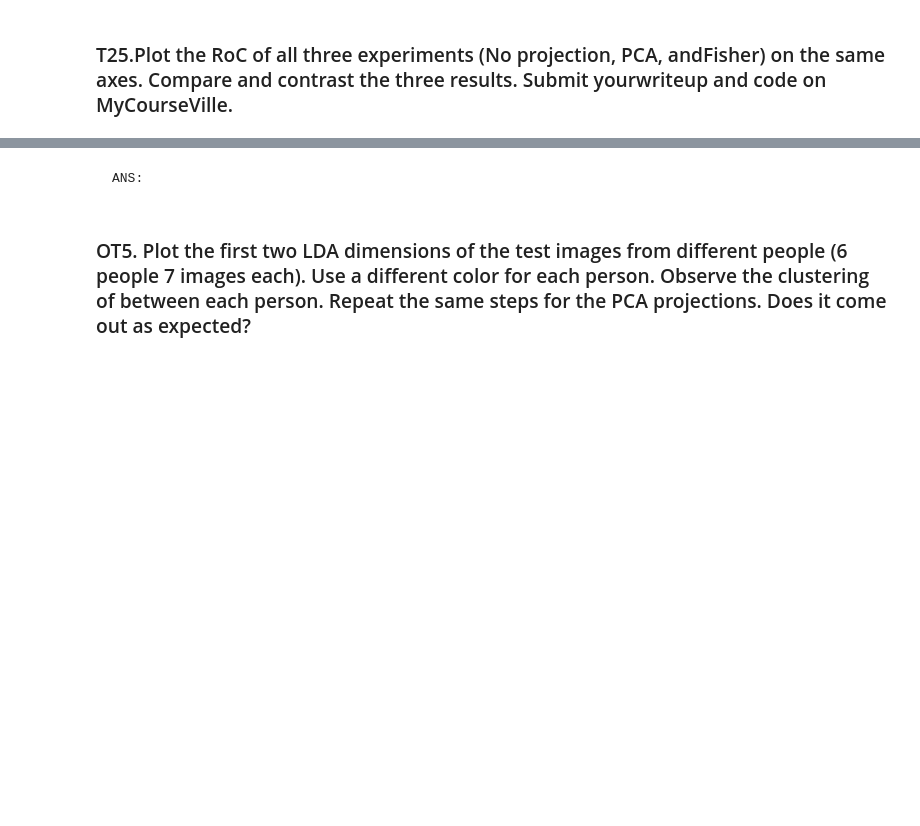
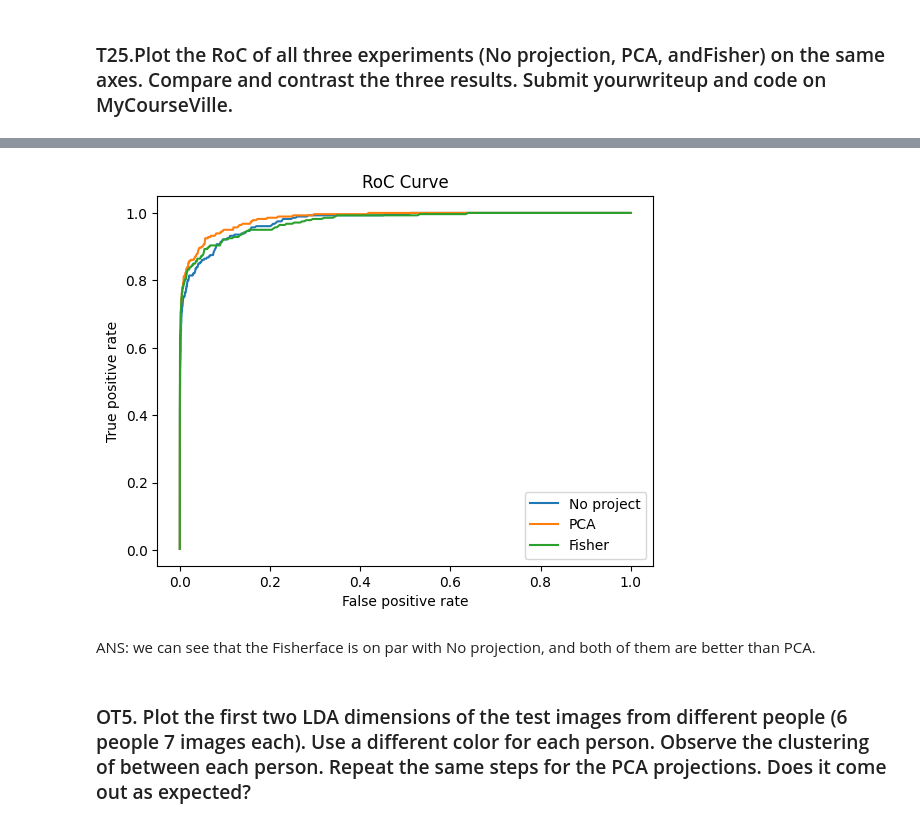
Before and after one commit to ppirch/Pattern_2024, a Jupyter notebook: HW/HW03/HW3_Fisherfaces(student).ipynb, the cells around one changed output, grey strips where cells are left out. Cells and saved outputs as stored; diff of their text form; code cells hidden in the pictures; blank space fills up the shorter version.

```diff
--- a/HW/HW03/HW3_Fisherfaces(student).ipynb
+++ b/HW/HW03/HW3_Fisherfaces(student).ipynb
@@ -954,4 +993,33 @@ print(f'False alarm rate: {far[1]}')
-# %% [markdown]
-    ANS:
+# %%
+# INSERT CODE HERE
+
+def plot_roc_v2(no_project_mat, pca_mat, fisher_mat, show=True):
+    """
+    TODO: Plot RoC Curve from a given matrix.
+    """
+    # INSERT CODE HERE
+    no_project_tpr_list, no_project_far_list = calculate_roc(no_project_mat)
+    pca_tpr_list, pca_far_list = calculate_roc(pca_mat)
+    fisher_tpr_list, fisher_far_list = calculate_roc(fisher_mat)
+
+    if show:
+        plt.plot(no_project_far_list, no_project_tpr_list, label='No project')
+        plt.plot(pca_far_list, pca_tpr_list, label='PCA')
+        plt.plot(fisher_far_list, fisher_tpr_list, label='Fisher')
+        plt.xlabel('False positive rate')
+        plt.ylabel('True positive rate')
+        plt.title('RoC Curve')
+        plt.legend()
+        plt.show()
+# %%
+no_project_mat = generate_similarity_matrix(T, D)
+pca_mat = generate_similarity_matrix(T_reduced, D_reduced)
+fisher_mat = generate_similarity_matrix(projection_vectors_T, projection_vectors_D)
+
+plot_roc_v2(no_project_mat, pca_mat, fisher_mat)
+# %% [output]
+[figure, added]
+# %% [markdown]
+ANS: we can see that the Fisherface is on par with No projection, and both of them are better than PCA.
 # %% [markdown]
 ### OT5. Plot the first two LDA dimensions of the test images from different people (6 people 7 images each). Use a different color for each person. Observe the clustering of between each person. Repeat the same steps for the PCA projections. Does it come out as expected?
```
Also changed, not shown: parts of 41 cells of this notebook, 1 other file.
